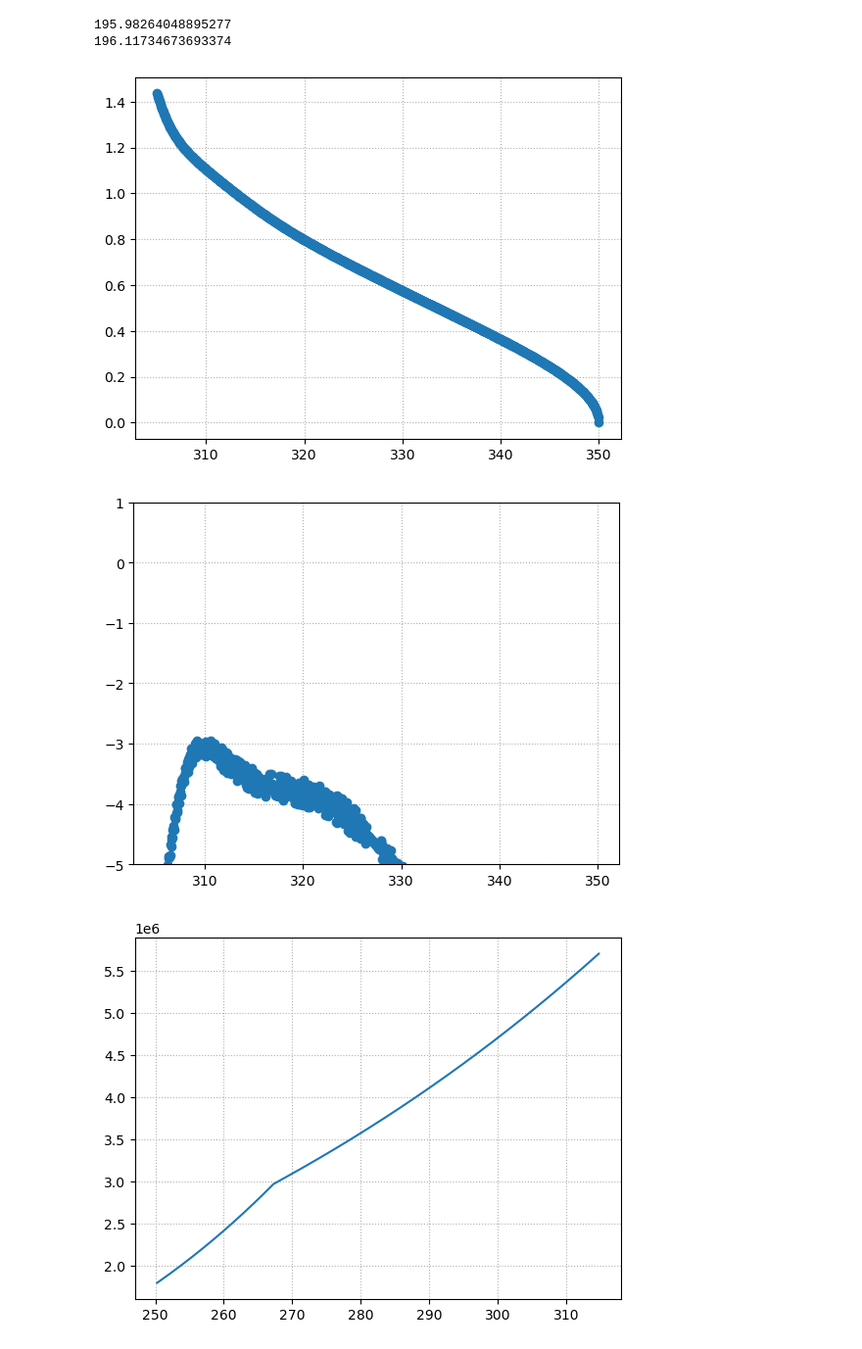
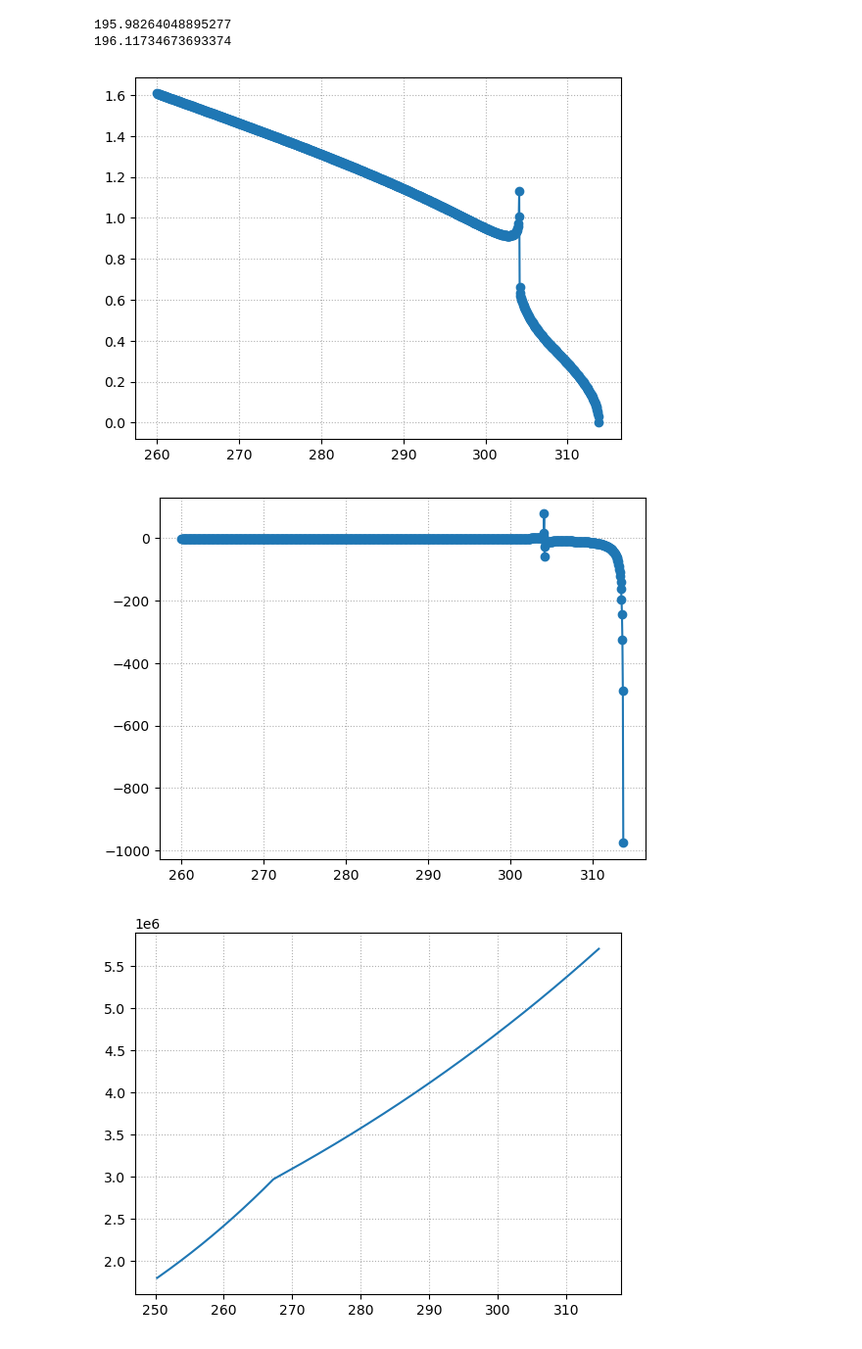
Before and after one commit to Yingfangeng/Real_gas_Prandtl_Meyer, a Jupyter notebook: visualisation.ipynb, the cells around one changed output. Shown at 98% size. Saved outputs shown, nothing was run; the diff lists cells and outputs as text; code cells hidden in the pictures.

```diff
--- a/visualisation.ipynb
+++ b/visualisation.ipynb
@@ -55,10 +51,10 @@ print(PropsSI_General('A', 'T', 265.83, 'S', 1877, 'CO2'))
 195.98264048895277
 196.11734673693374
 # %%
-plot_isentropic_mach_number(1450, 350, 305, 1000) #313.8
+plot_isentropic_mach_number(1450, 313.8, 260, 1000) #313.8
 # %% [output]
-[figure, old version]
+[figure, new version]
-[figure, old version]
+[figure, new version]
 # %%
 plot_isentropic_mach_number(1877, 314.78, 250.26388376076721, 1000)
 # %% [output]
```
Also changed, not shown: parts of 6 cells of this notebook, 3 other files.
